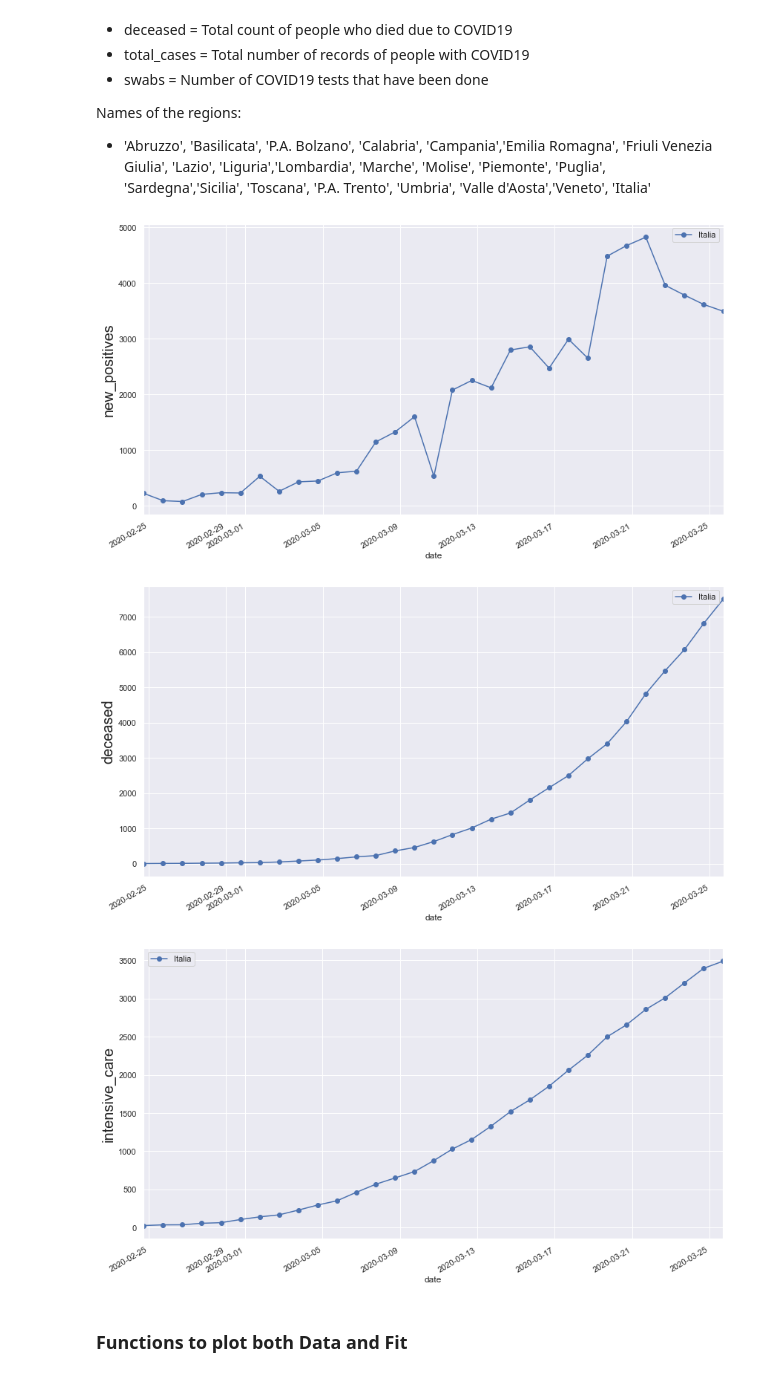
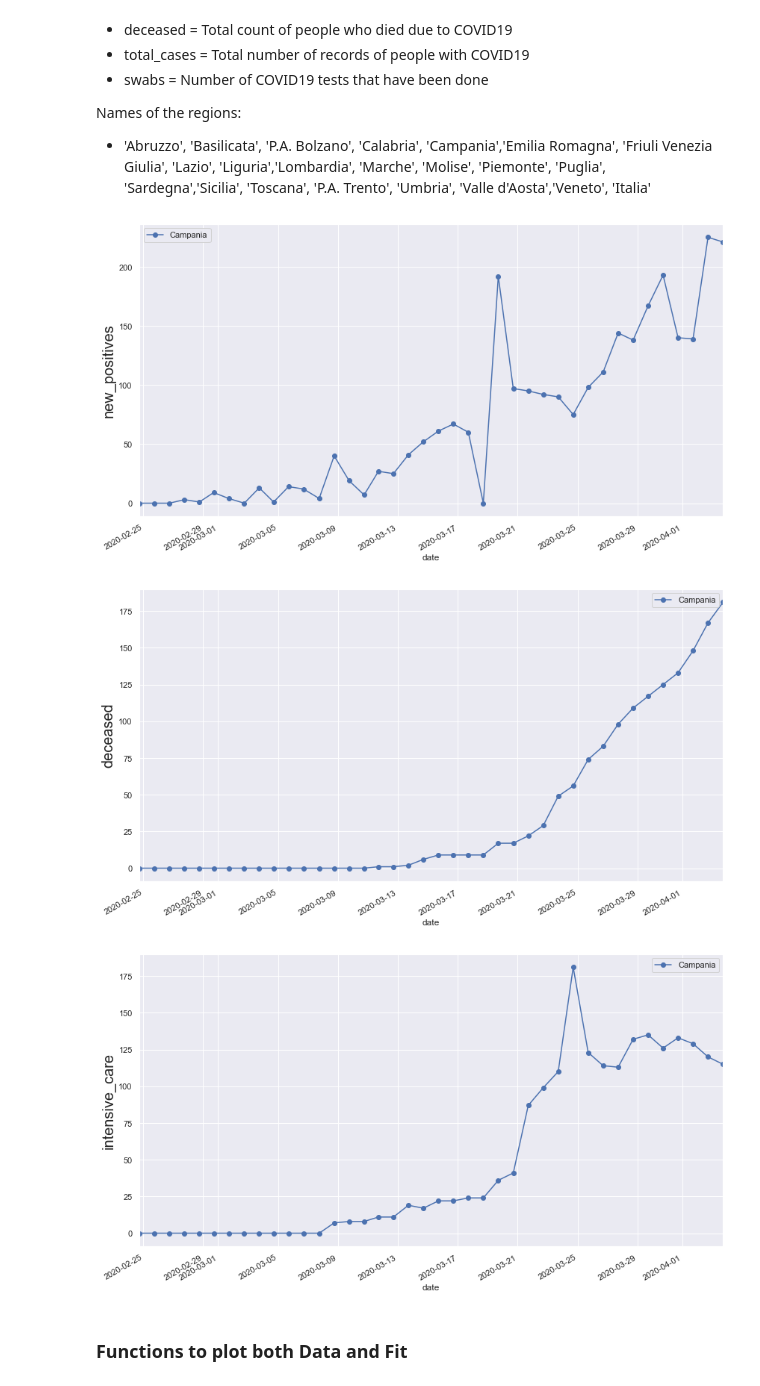
Before and after one commit to fabioanza/COVID19_Italy, a Jupyter notebook: COVID19_Italy_Plots.ipynb, the cells around one changed output. Saved outputs shown, nothing was run; the diff lists cells and outputs as text; code cells hidden in the pictures.

```diff
--- a/COVID19_Italy_Plots.ipynb
+++ b/COVID19_Italy_Plots.ipynb
@@ -38,7 +38,7 @@ covid19_ita['data']=pd.to_datetime(covid19_ita['data'],format="%Y-%m-%d %H:%M:%S
 covid19_ita=covid19_ita.drop(columns=['stato', 'lat','long','note_it','note_en'])
 
 #Translate header in English
-covid19_ita.columns = ['date', 'code_region', 'region', 'checked_in','intensive_care','total_admitted','home_isolation','currently_positive','new_positives','recovered','deceased','total_cases','swabs']
+covid19_ita.columns = ['date', 'code_region', 'region', 'checked_in','intensive_care','total_admitted','home_isolation','currently_positive','variation_tot_positive','new_positives','recovered','deceased','total_cases','swabs']
 
 #Seaborn setup for plots
 sns.set(rc={'figure.figsize':(11, 7)})
@@ -76,13 +76,13 @@ def plot_data(region_list,indicator_to_plot,x_lim=None,y_lim=None,y_scale='linea
         plt.ylabel(n,fontsize=20)
     plt.show()
 # %%
-region = ['Italia']
+region = ['Campania']
 indicator = ['new_positives','deceased','intensive_care']
 plot_data(region,indicator)
 # %% [output]
-[figure, old version]
+[figure, new version]
-[figure, old version]
+[figure, new version]
-[figure, old version]
+[figure, new version]
 # %% [markdown]
 ### Functions to plot both Data and Fit
 # %%
```
Also changed, not shown: parts of 4 cells of this notebook, 1 other file.
